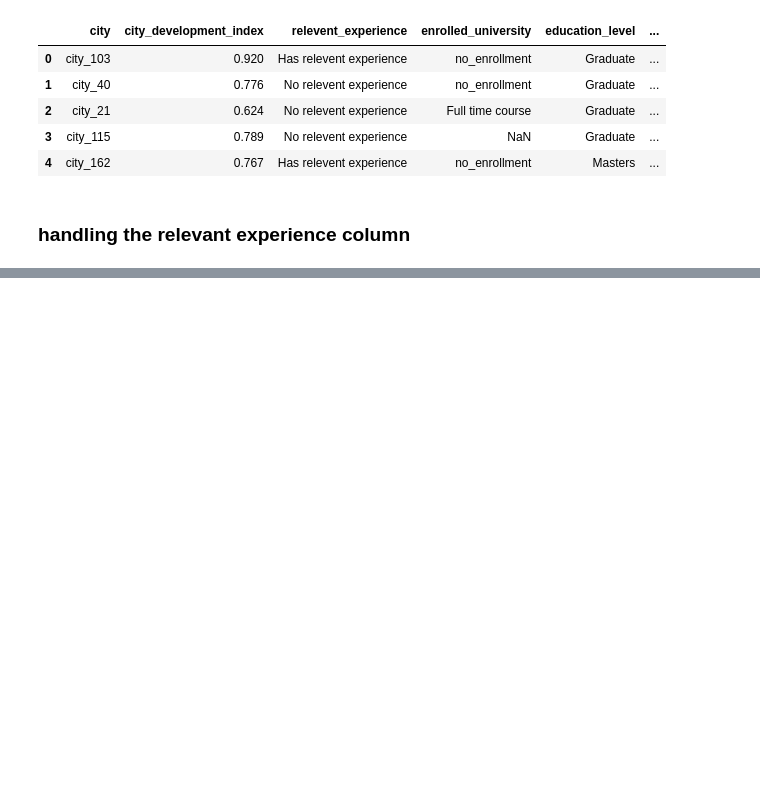
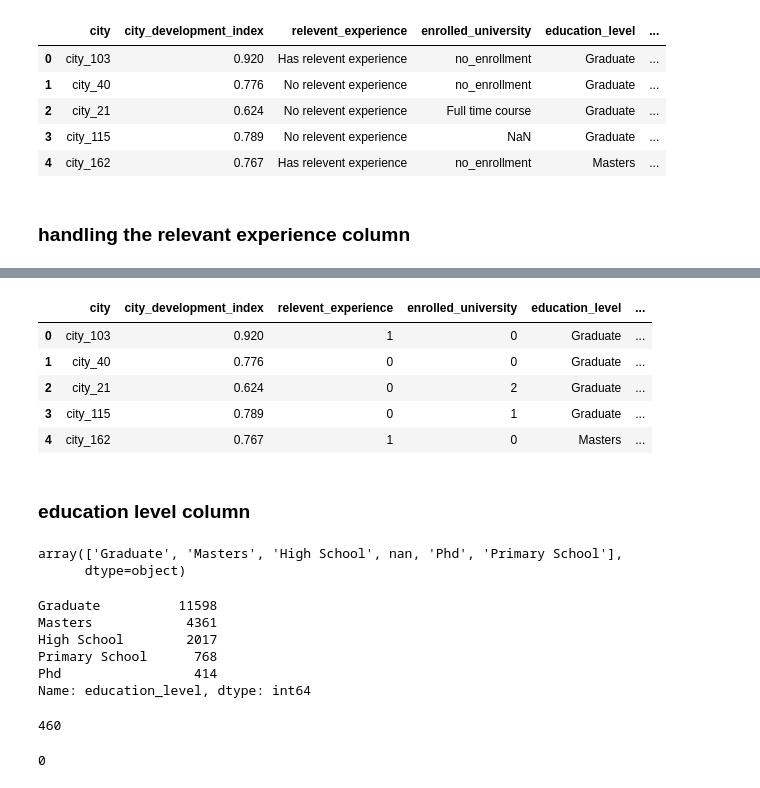
Before and after one commit to utsav87589/Revision, a Jupyter notebook: ML/hr_analytics.ipynb, the cells around one changed output, grey strips where cells are left out. Saved outputs shown, nothing was run; the diff lists cells and outputs as text; code cells hidden in the pictures; blank space fills up the shorter version.

```diff
--- a/ML/hr_analytics.ipynb
+++ b/ML/hr_analytics.ipynb
@@ -125,0 +175,36 @@ df.head()
+# %%
+df['enrolled_university'].fillna('Part time course', inplace = True)
+# %%
+### for this column I am going for the label encoding
+df['enrolled_university'] = df['enrolled_university'].map({
+    'no_enrollment' : 0, 'Part time course' : 1, 'Full time course' : 2
+})
+# %%
+df.head()
+# %% [output]
+|  | city | city_development_index | relevent_experience | enrolled_university | education_level | ... |
+| 0 | city_103 | 0.920 | 1 | 0 | Graduate | ... |
+| 1 | city_40 | 0.776 | 0 | 0 | Graduate | ... |
+| 2 | city_21 | 0.624 | 0 | 2 | Graduate | ... |
+| 3 | city_115 | 0.789 | 0 | 1 | Graduate | ... |
+| 4 | city_162 | 0.767 | 1 | 0 | Masters | ... |
+# %% [markdown]
+### education level column
+# %%
+df['education_level'].unique()
+# %% [output]
+array(['Graduate', 'Masters', 'High School', nan, 'Phd', 'Primary School'],
+      dtype=object)
+# %%
+df['education_level'].value_counts()
+# %% [output]
+Graduate          11598
+Masters            4361
+High School        2017
+Primary School      768
+Phd                 414
+Name: education_level, dtype: int64
+# %%
+df['education_level'].isna().sum()
+# %% [output]
+460
@@ -125,0 +214,4 @@ df.head()
+# %%
+df['education_level'].isna().sum()
+# %% [output]
+0
```
Also changed, not shown: parts of 39 cells of this notebook.
